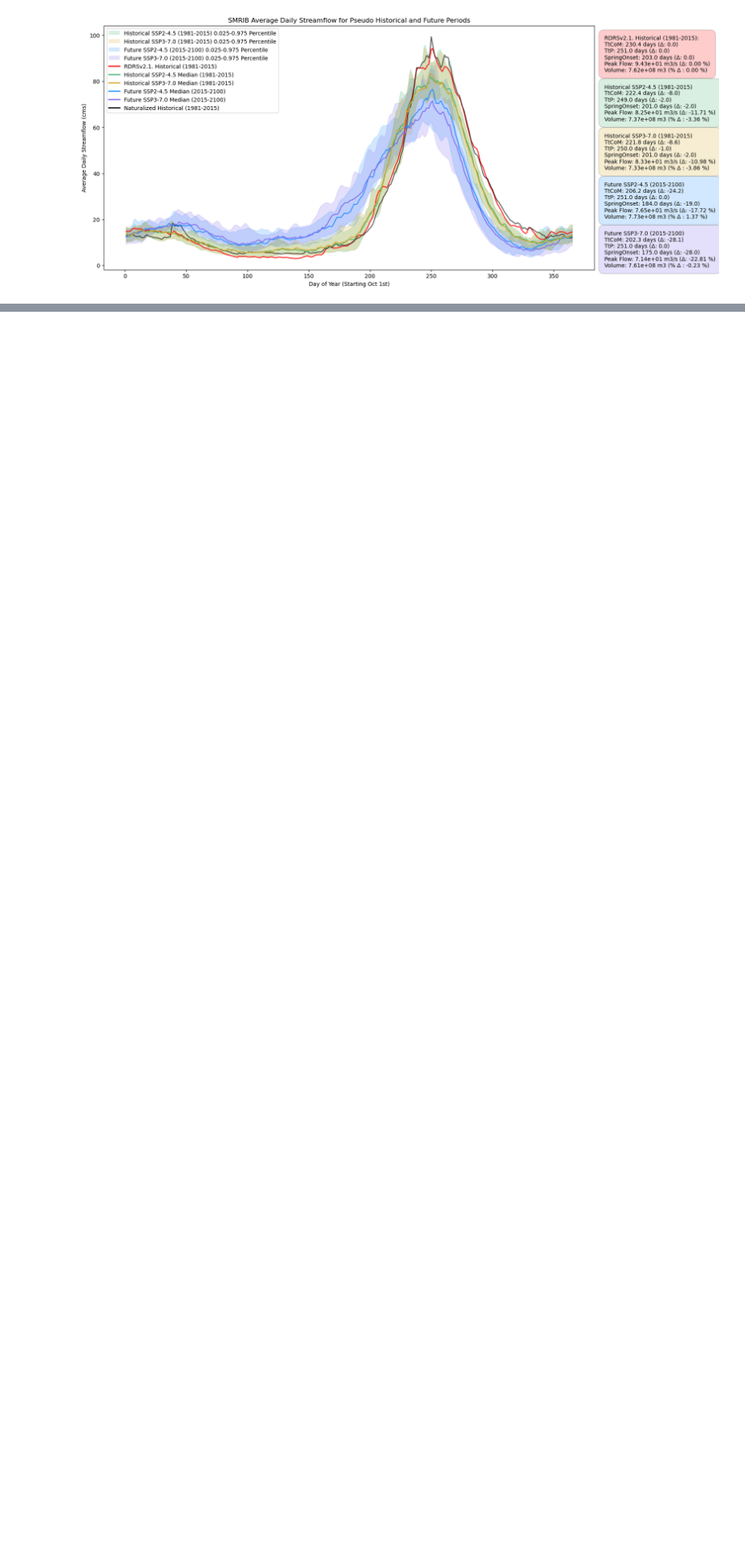
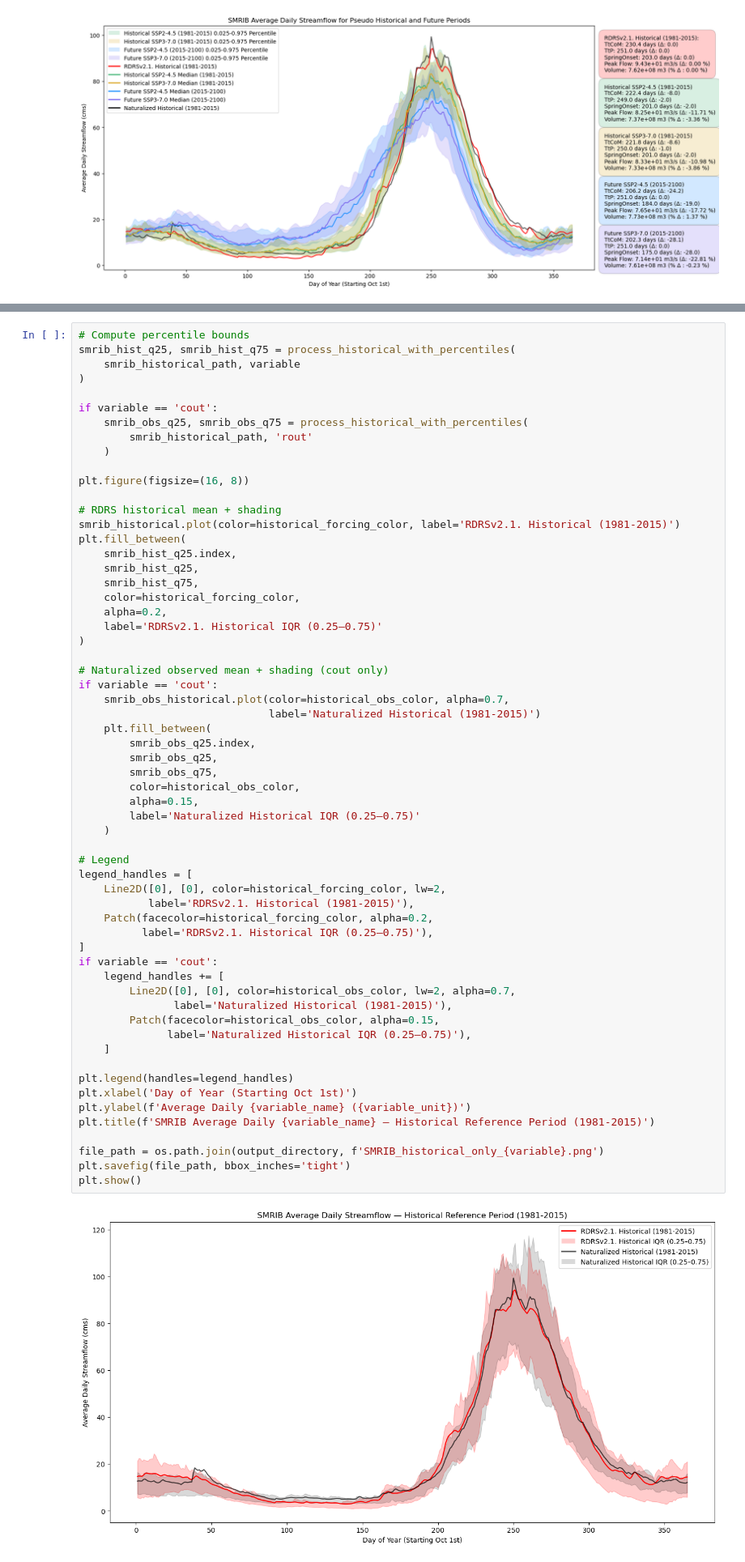
Before and after one commit to PaulCoderre/hype_future_climate, a Jupyter notebook: scripts/04_ijc_plots.ipynb, the cells around one changed output, grey strips where cells are left out. Shown at 81% size. Saved outputs shown, nothing was run; the diff lists cells and outputs as text; blank space fills up the shorter version.

```diff
--- a/scripts/04_ijc_plots.ipynb
+++ b/scripts/04_ijc_plots.ipynb
@@ -1155,0 +1189,62 @@ plt.show()
+# %%
+# Compute percentile bounds
+smrib_hist_q25, smrib_hist_q75 = process_historical_with_percentiles(
+    smrib_historical_path, variable
+)
+
+if variable == 'cout':
+    smrib_obs_q25, smrib_obs_q75 = process_historical_with_percentiles(
+        smrib_historical_path, 'rout'
+    )
+
+plt.figure(figsize=(16, 8))
+
+# RDRS historical mean + shading
+smrib_historical.plot(color=historical_forcing_color, label='RDRSv2.1. Historical (1981-2015)')
+plt.fill_between(
+    smrib_hist_q25.index,
+    smrib_hist_q25,
+    smrib_hist_q75,
+    color=historical_forcing_color,
+    alpha=0.2,
+    label='RDRSv2.1. Historical IQR (0.25–0.75)'
+)
+
+# Naturalized observed mean + shading (cout only)
+if variable == 'cout':
+    smrib_obs_historical.plot(color=historical_obs_color, alpha=0.7,
+                              label='Naturalized Historical (1981-2015)')
+    plt.fill_between(
+        smrib_obs_q25.index,
+        smrib_obs_q25,
+        smrib_obs_q75,
+        color=historical_obs_color,
+        alpha=0.15,
+        label='Naturalized Historical IQR (0.25–0.75)'
+    )
+
+# Legend
+legend_handles = [
+    Line2D([0], [0], color=historical_forcing_color, lw=2,
+           label='RDRSv2.1. Historical (1981-2015)'),
+    Patch(facecolor=historical_forcing_color, alpha=0.2,
+          label='RDRSv2.1. Historical IQR (0.25–0.75)'),
+]
+if variable == 'cout':
+    legend_handles += [
+        Line2D([0], [0], color=historical_obs_color, lw=2, alpha=0.7,
+               label='Naturalized Historical (1981-2015)'),
+        Patch(facecolor=historical_obs_color, alpha=0.15,
+              label='Naturalized Historical IQR (0.25–0.75)'),
+    ]
+
+plt.legend(handles=legend_handles)
+plt.xlabel('Day of Year (Starting Oct 1st)')
+plt.ylabel(f'Average Daily {variable_name} ({variable_unit})')
+plt.title(f'SMRIB Average Daily {variable_name} — Historical Reference Period (1981-2015)')
+
+file_path = os.path.join(output_directory, f'SMRIB_historical_only_{variable}.png')
+plt.savefig(file_path, bbox_inches='tight')
+plt.show()
+# %% [output]
+[figure, added]
```
Also changed, not shown: parts of 7 cells of this notebook, 11 other files.
